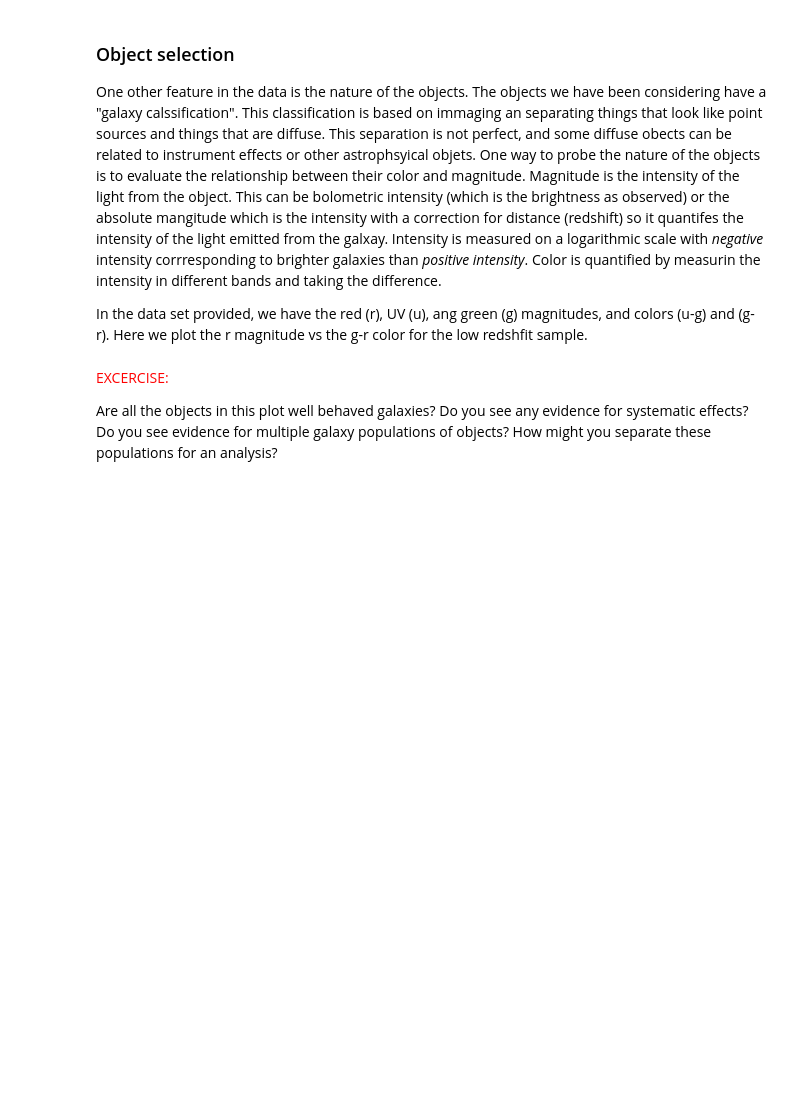
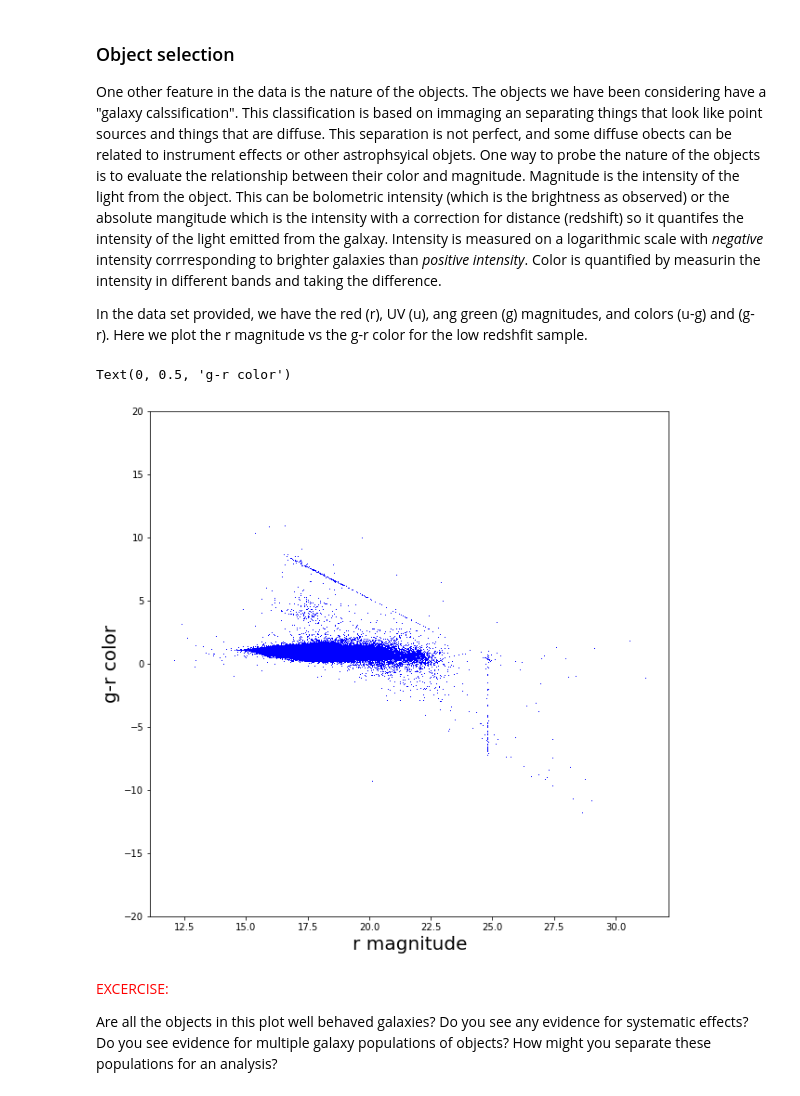
Before and after one commit to CMB-S4/CMBAnalysis_SummerSchool, a Jupyter notebook: CMB_School_2pt_correlation.ipynb, the cells around one changed output. Saved outputs shown, nothing was run; the diff lists cells and outputs as text; code cells hidden in the pictures; blank space fills up the shorter version.

```diff
--- a/CMB_School_2pt_correlation.ipynb
+++ b/CMB_School_2pt_correlation.ipynb
@@ -153,8 +167,14 @@ One other feature in the data is the nature of the objects.   The objects we hav
 
 In the data set provided, we have the red (r), UV (u), ang green (g) magnitudes, and colors (u-g) and (g-r).  Here we plot the r magnitude vs the g-r color for the low redshfit sample.
 # %%
+plt.figure(figsize=(10,10))
 plt.plot(low_Z_spec_galaxies[:,3],low_Z_spec_galaxies[:,7],"b,")
 plt.ylim(-20,20)
+plt.xlabel('r magnitude', fontsize=20)
+plt.ylabel('g-r color', fontsize=20)
+# %% [output]
+Text(0, 0.5, 'g-r color')
+[figure, added]
 # %% [markdown]
 <font color='red'>EXCERCISE: </font>
 
```
Also changed, not shown: parts of 23 cells of this notebook.
